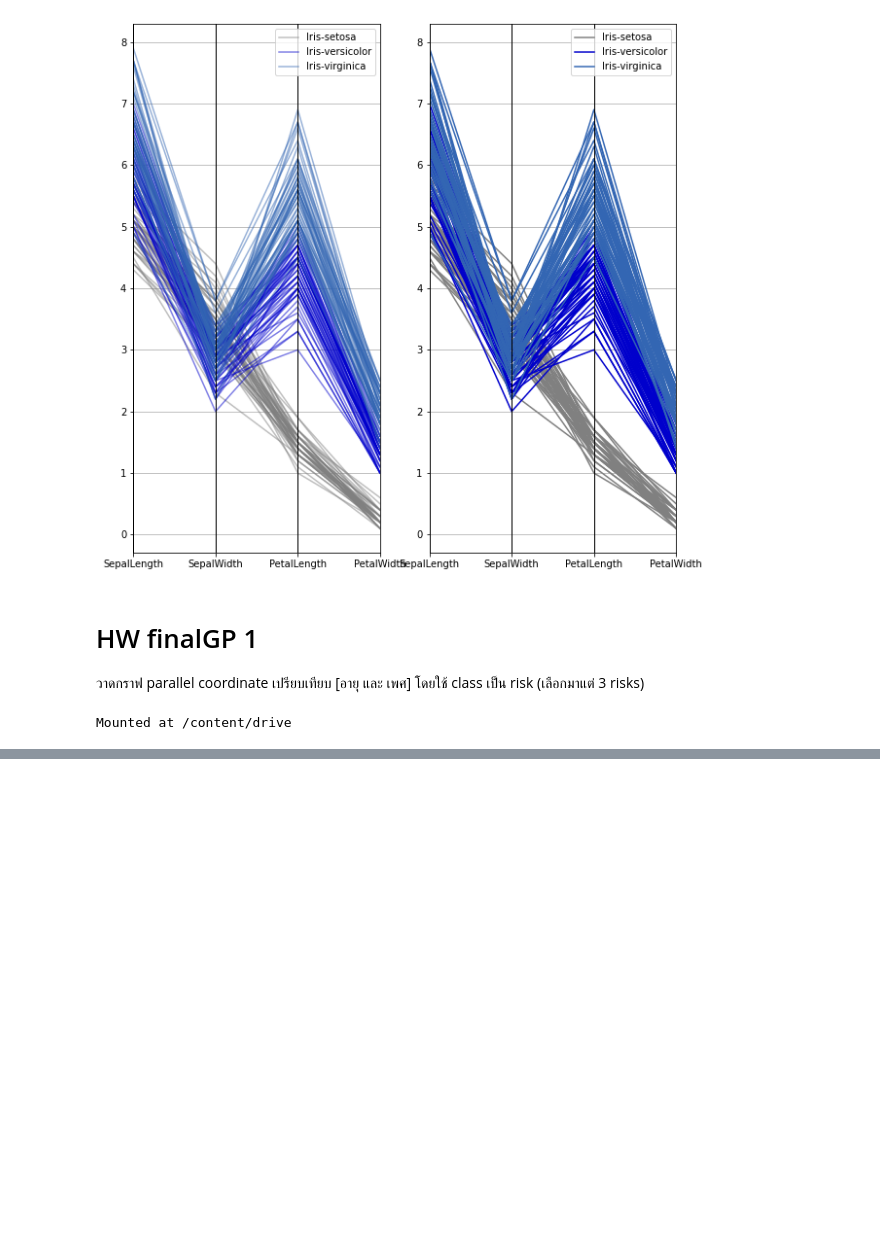
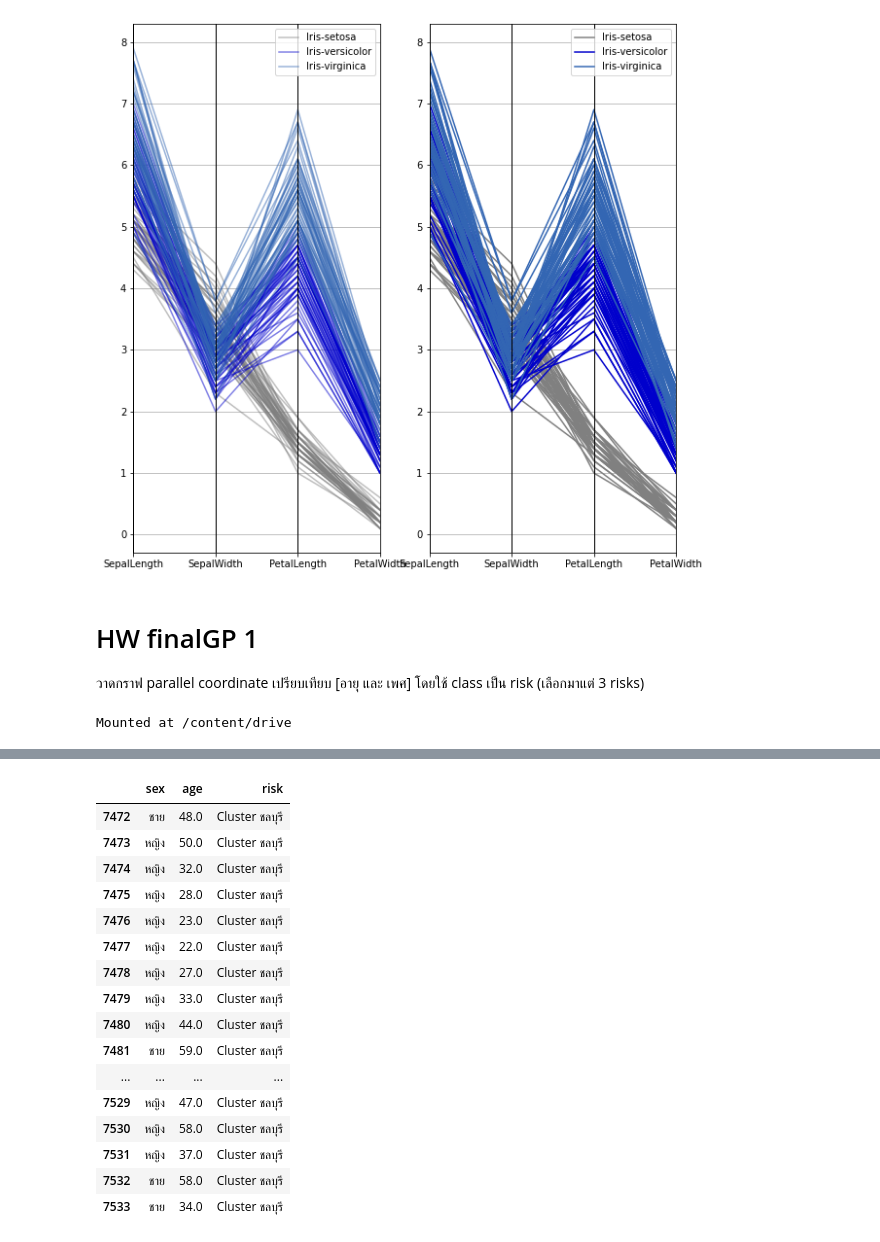
Before and after one commit to SuwareeThammakoonsate/data_viz_2022, a Jupyter notebook: DataViz01_Table_Data.ipynb, the cells around one changed output, grey strips where cells are left out. Cells and saved outputs as stored; diff of their text form; code cells hidden in the pictures; blank space fills up the shorter version.

```diff
--- a/DataViz01_Table_Data.ipynb
+++ b/DataViz01_Table_Data.ipynb
@@ -261 +272,22 @@ Entertainment #แสดงตาราง Entertainment
+# %%
+data_gg3 = data_risk1[data_risk1['risk']== 'Cluster ชลบุรี'] #สร้างตัวแปร data_gg3 จากตาราง data_risk1 โดยเลือกเอา risk เฉพาะ 'Cluster ชลบุรี'
+data_gg3 #แสดงตัวแปร data_gg3
+# %% [output]
+|  | sex | age | risk |
+| 7472 | ชาย | 48.0 | Cluster ชลบุรี |
+| 7473 | หญิง | 50.0 | Cluster ชลบุรี |
+| 7474 | หญิง | 32.0 | Cluster ชลบุรี |
+| 7475 | หญิง | 28.0 | Cluster ชลบุรี |
+| 7476 | หญิง | 23.0 | Cluster ชลบุรี |
+| 7477 | หญิง | 22.0 | Cluster ชลบุรี |
+| 7478 | หญิง | 27.0 | Cluster ชลบุรี |
+| 7479 | หญิง | 33.0 | Cluster ชลบุรี |
+| 7480 | หญิง | 44.0 | Cluster ชลบุรี |
+| 7481 | ชาย | 59.0 | Cluster ชลบุรี |
+| ... | ... | ... | ... |
+| 7529 | หญิง | 47.0 | Cluster ชลบุรี |
+| 7530 | หญิง | 58.0 | Cluster ชลบุรี |
+| 7531 | หญิง | 37.0 | Cluster ชลบุรี |
+| 7532 | ชาย | 58.0 | Cluster ชลบุรี |
+| 7533 | ชาย | 34.0 | Cluster ชลบุรี |
 # %%
```
Also changed, not shown: parts of 19 cells of this notebook.
